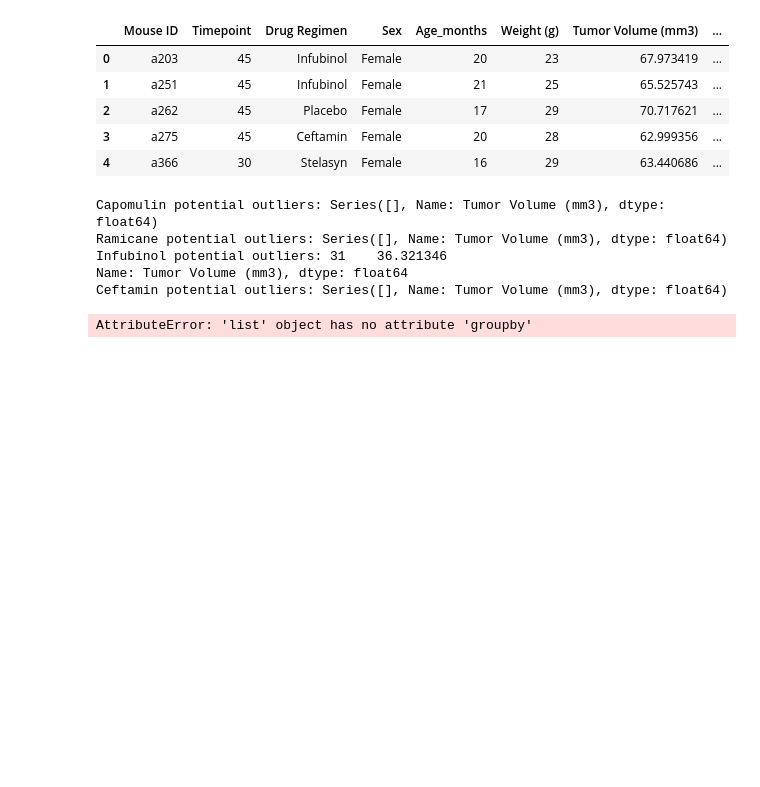
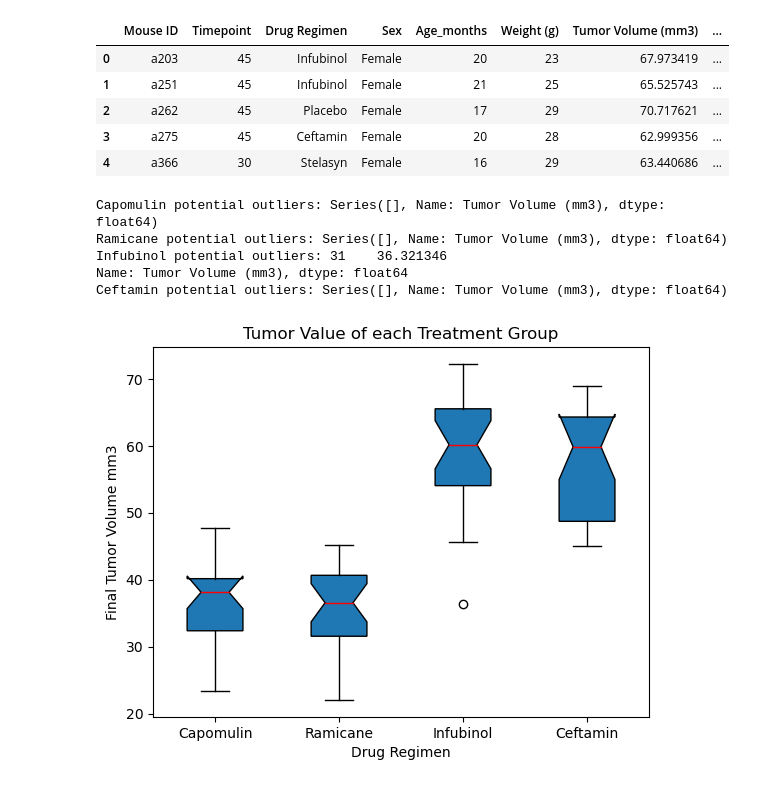
Before and after one commit to meehal0203/Module_5_Pymaceuticals, a Jupyter notebook: Pymaceuticals/Pymaceuticals.ipynb, the cells around one changed output. Drawn from its saved outputs; the diff is of its cells as text; code cells hidden in the pictures; blank space fills up the shorter version.

```diff
--- a/Pymaceuticals/Pymaceuticals.ipynb
+++ b/Pymaceuticals/Pymaceuticals.ipynb
@@ -291,13 +292,20 @@ Ceftamin potential outliers: Series([], Name: Tumor Volume (mm3), dtype: float64
 # %%
 # Generate a box plot that shows the distrubution of the tumor volume for each treatment group.
 
-x_axis = np.arange(final_tumor_vol)
-tick_locations = treatment_list
 
-plt.figure(figsize=(10,10))
-plt.boxplot(x_axis, "Tumor Volume (mm3)", color='r')
-plt.xticks(tick_locations, "Tumor Volume (mm3)", rotation="vertical")
+data = tumor_vol_data
+# Customizing the boxplot
+plt.boxplot(data, labels=['Capomulin', 'Ramicane', 'Infubinol','Ceftamin'], patch_artist=True, notch=True, medianprops={'color': 'red'})
+# Adding labels and title
+plt.xlabel('Drug Regimen')
+plt.ylabel('Final Tumor Volume mm3')
+plt.title('Tumor Value of each Treatment Group')
+# Show the plot
 plt.show()
+
+
+
+
 
 
 
@@ -343,39 +351,35 @@ plt.show()
 
 # ax1= plt.subplots()
 # # ax1.set_title("Tumor Value of each Treatment Group")
 # ax1.set_ylabel("Final Tumor Volume (mm3)")
 # ax1.set_xlabel(treatment_list)
 # distribution = plt.boxplot(final_tumor_vol)
 
 # boxplot = final_tumor_vol.boxplot()
 # boxplot.set_ylabel("Final Tumor Volume (mm3)")
 # boxplot.set_xlabel(treatment_list)
 
 
 # tumor_dist = final_tumor_vol
 # labels = ['Capomulin', 'Ramicane', 'Infubinol','Ceftamin']
 # fig1, ax1 = plt.subplots()
 
 # ax1.set_title("Tumor Value of each Treatment Group")
 # ax1.set_xlabel(treatment_list)
 # ax1.set_ylabel("Final Tumor Volume (mm3)")
-# ax1.boxplot(fin, labels=labels)
+# ax1.boxplot(final_tumor_vol, labels=labels)
 # plt.show()
 
 # data_to_plot = [Capomulin_tumors, Ramicane_tumors, Infubinol_tumors, Ceftamin_tumors]
 # Regimen= ['Capomulin', 'Ramicane', 'Infubinol','Ceftamin']
 
 # fig1, ax1 = plt.subplots(figsize=(15, 10))
 # ax1.set_title('Tumor Volume at Selected Mouse',fontsize =25)
 # ax1.set_ylabel('Final Tumor Volume (mm3)',fontsize = 14)
 # ax1.set_xlabel('Drug Regimen',fontsize = 14)
 # ax1.boxplot(data_to_plot, labels=Regimen, widths = 0.4, patch_artist=True,vert=True)
-
-# plt.ylim(10, 80)
-
-# plt.savefig("../Images/box_plot.png", bbox_inches = "tight")
 # %% [output]
-AttributeError: 'list' object has no attribute 'groupby'
+[figure, added]
 # %%
 # Generate a line plot of tumor volume vs. time point for a single mouse treated with Capomulin
 # %%
```
Also changed, not shown: parts of 5 cells of this notebook.
